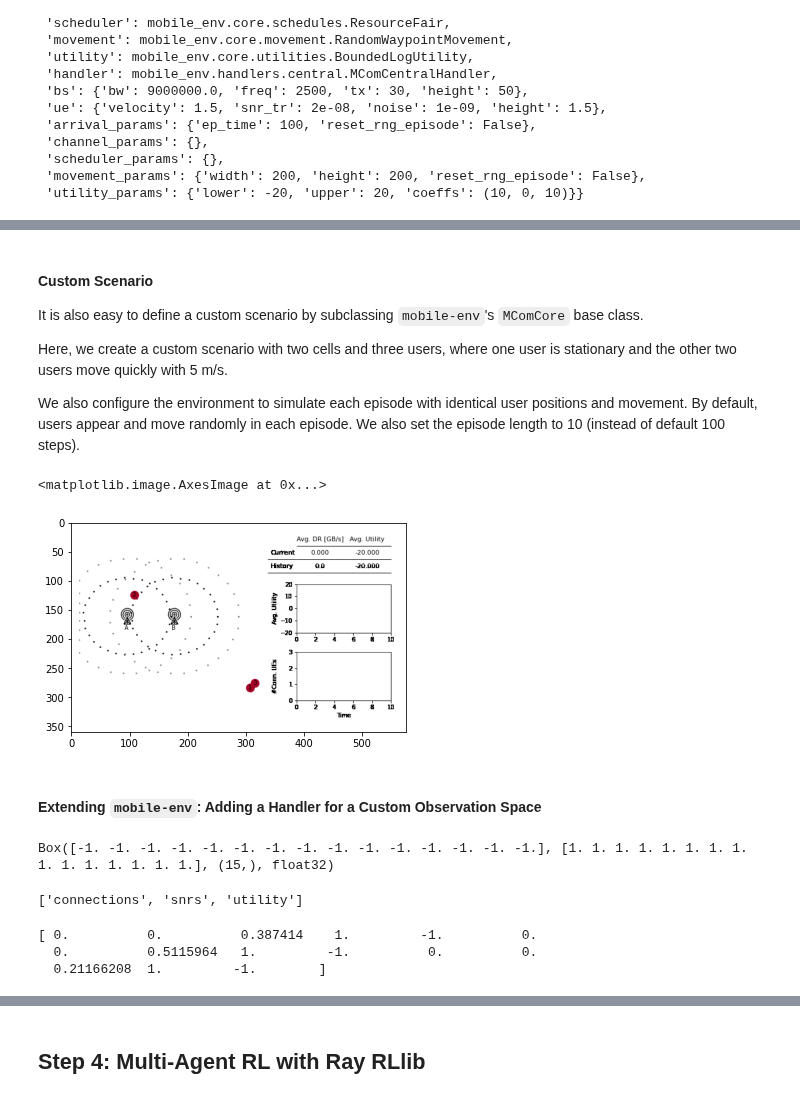
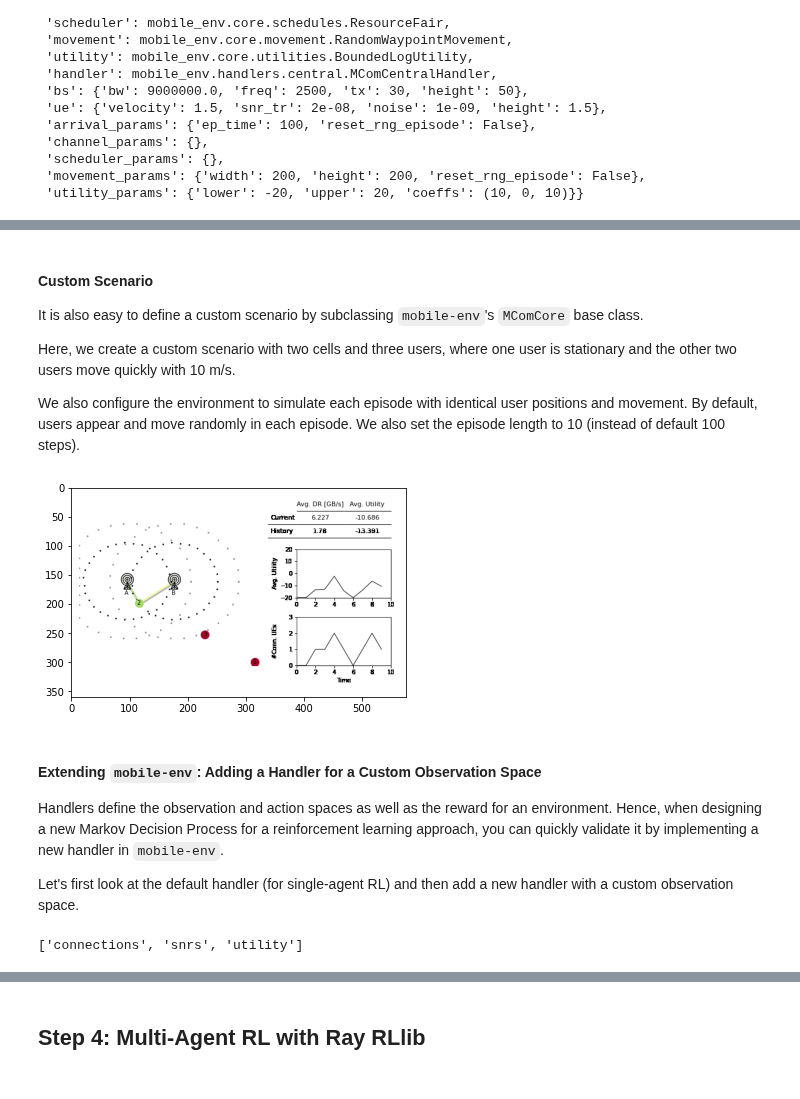
Before and after one commit to stefanbschneider/mobile-env, a Jupyter notebook: examples/demo.ipynb, the cells around one changed output, grey strips where cells are left out. Cells and saved outputs as stored; diff of their text form; code cells hidden in the pictures.

Commit message:
plot utlity, extend demo notebook

```diff
--- a/examples/demo.ipynb
+++ b/examples/demo.ipynb
@@ -189,11 +171,9 @@ Text(0.5, 1.0, 'mobile-large-central-v0')
 
 It is also easy to define a custom scenario by subclassing `mobile-env`'s `MComCore` base class.
 
-Here, we create a custom scenario with two cells and three users,
-where one user is stationary and the other two users move quickly with 5 m/s.
+Here, we create a custom scenario with two cells and three users, where one user is stationary and the other two users move quickly with 10 m/s.
 
-We also configure the environment to simulate each episode with identical user positions and movement.
-By default, users appear and move randomly in each episode.
+We also configure the environment to simulate each episode with identical user positions and movement. By default, users appear and move randomly in each episode.
 We also set the episode length to 10 (instead of default 100 steps).
 # %%
 from mobile_env.core.base import MComCore
@@ -209,53 +189,59 @@ class CustomEnv(MComCore):
             # 10 steps per episode
             "EP_MAX_TIME": 10,
             # identical episodes
-            "seed": 42,
+            "seed": 1234,
             'reset_rng_episode': True,
         })
         # faster user movement
         config["ue"].update({
-            "velocity": 5,
+            "velocity": 10,
         })
         return config
 
     # configure users and cells in the constructor
     def __init__(self, config={}):
         # load default config defined above; overwrite with custom params
         env_config = self.default_config()
         env_config.update(config)
 
         # two cells next to each other; unpack config defaults for other params
         stations = [
             BaseStation(bs_id=0, pos=(50, 100), **env_config["bs"]),
             BaseStation(bs_id=1, pos=(100, 100), **env_config["bs"])
         ]
 
         # users
         users = [
             # stationary user --> set velocity to 0
             UserEquipment(ue_id=1, velocity=0, snr_tr=env_config["ue"]["snr_tr"], noise=env_config["ue"]["noise"],
                           height=env_config["ue"]["height"]),
             # two fast moving users with config defaults
             UserEquipment(ue_id=2, **env_config["ue"]),
             UserEquipment(ue_id=3, **env_config["ue"]),
         ]
 
         super().__init__(stations, users, config)
 
 
 # init and render the custom scenario
 env = CustomEnv()
 env.reset()
-# random first step
-env.step(env.action_space.sample())
-plt.imshow(env.render(mode='rgb_array'))
+for _ in range(10):
+    # here, use random dummy actions by sampling from the action space
+    dummy_action = env.action_space.sample()
+    obs, reward, done, info = env.step(dummy_action)
+
+    # render the environment
+    plt.imshow(env.render(mode='rgb_array'))
+    display.display(plt.gcf())
+    display.clear_output(wait=True)
 # %% [output]
-<matplotlib.image.AxesImage at 0x...>
-[figure, old version]
+[figure, new version]
-# %% [markdown]
-#### Extending `mobile-env`: Adding a Handler for a Custom Observation Space
-# %%
-env.observation_space
-# %% [output]
-Box([-1. -1. -1. -1. -1. -1. -1. -1. -1. -1. -1. -1. -1. -1. -1.], [1. 1. 1. 1. 1. 1. 1. 1. 1. 1. 1. 1. 1. 1. 1.], (15,), float32)
+# %% [markdown]
+#### Extending `mobile-env`: Adding a Handler for a Custom Observation Space
+
+Handlers define the observation and action spaces as well as the reward for an environment.
+Hence, when designing a new Markov Decision Process for a reinforcement learning approach, you can quickly validate it by implementing a new handler in `mobile-env`.
+
+Let's first look at the default handler (for single-agent RL) and then add a new handler with a custom observation space.
 # %%
@@ -263,10 +249,2 @@ env.handler.ftrs
 # %% [output]
 ['connections', 'snrs', 'utility']
-# %%
-obs = env.reset()
-obs, reward, done, info = env.step(env.action_space.sample())
-print(obs)
-# %% [output]
-[ 0.          0.          0.387414    1.         -1.          0.
-  0.          0.5115964   1.         -1.          0.          0.
-  0.21166208  1.         -1.        ]
```
Also changed, not shown: parts of 18 cells of this notebook, 3 other files.
